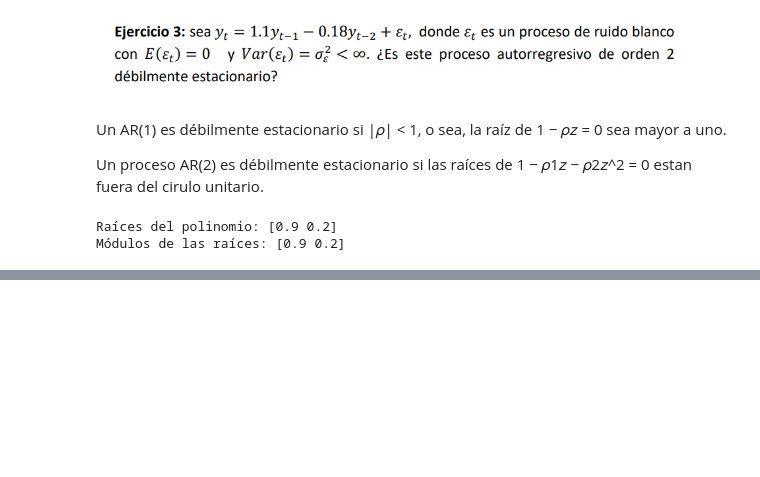
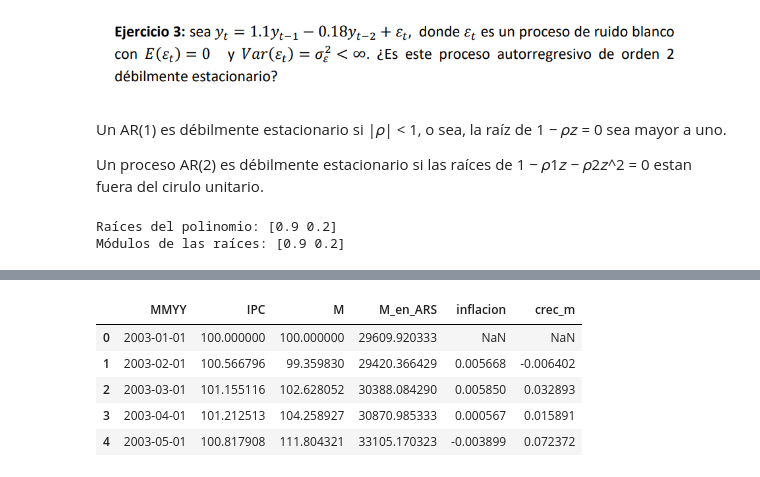
Before and after one commit to fedesanches/master_ia, a Jupyter notebook: modelos_estocasticos/_parcial.ipynb, the cells around one changed output, grey strips where cells are left out. Drawn from its saved outputs; the diff is of its cells as text; code cells hidden in the pictures; blank space fills up the shorter version.

```diff
--- a/modelos_estocasticos/parcial.ipynb
+++ b/modelos_estocasticos/_parcial.ipynb
@@ -347,3 +392,18 @@ Raíces del polinomio: [0.9 0.2]
 Módulos de las raíces: [0.9 0.2]
 # %% [markdown]
 ![image.png](attachment:image.png)
+# %%
+df = pd.read_excel('Precios_y_Dinero.xlsx', sheet_name='Hoja1', usecols='A:D')
+
+# Genero las columnas de inflacion y crec_m
+df["inflacion"] = df["IPC"] / df["IPC"].shift(1) - 1
+df["crec_m"] = df["M"] / df["M"].shift(1) - 1
+
+df.head()
+# %% [output]
+|  | MMYY | IPC | M | M_en_ARS | inflacion | crec_m |
+| 0 | 2003-01-01 | 100.000000 | 100.000000 | 29609.920333 | NaN | NaN |
+| 1 | 2003-02-01 | 100.566796 | 99.359830 | 29420.366429 | 0.005668 | -0.006402 |
+| 2 | 2003-03-01 | 101.155116 | 102.628052 | 30388.084290 | 0.005850 | 0.032893 |
+| 3 | 2003-04-01 | 101.212513 | 104.258927 | 30870.985333 | 0.000567 | 0.015891 |
+| 4 | 2003-05-01 | 100.817908 | 111.804321 | 33105.170323 | -0.003899 | 0.072372 |
```
Also changed, not shown: parts of 26 cells of this notebook, 30 other files.
